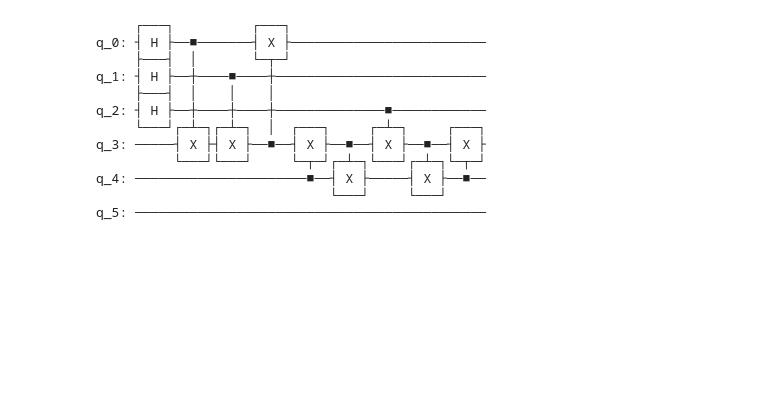
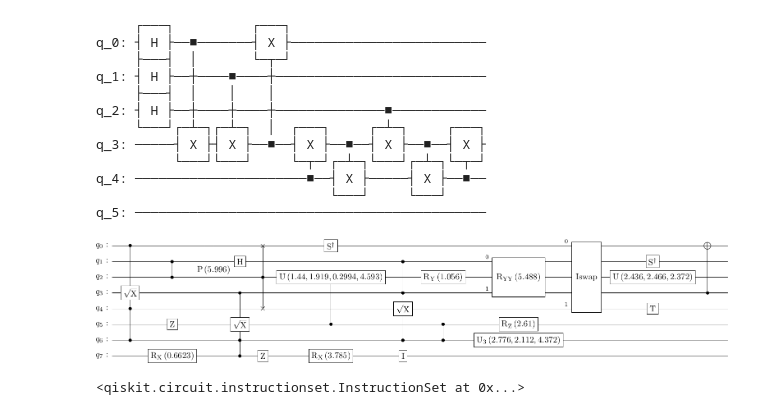
Before and after one commit to ashutiw2k/PartialUncomputation, a Jupyter notebook: notebooks/Qiskit_Basic_Tests.ipynb, the cells around one changed output. Cells and saved outputs as stored; diff of their text form; code cells hidden in the pictures; blank space fills up the shorter version.

Commit message:
Random Circuit Image

```diff
--- a/notebooks/Qiskit_Basic_Tests.ipynb
+++ b/notebooks/Qiskit_Basic_Tests.ipynb
@@ -90,0 +98,17 @@ q_5: ─────────────────────────
+# %%
+circuit3 = QuantumCircuit(QuantumRegister(5, 'cq'), QuantumRegister(3, 'aq'))
+for i in range(5):
+    circuit3.x(i)
+    circuit3.h(i)
+
+rc = random_circuit(num_qubits=8, depth=5)
+# %%
+rc.draw('latex')
+# %% [output]
+[figure, added]
+# %%
+rc.name= 'Random Generated Circuit'
+custom = rc.to_gate()
+circuit3.append(custom, circuit3.qubits)
+# %% [output]
+<qiskit.circuit.instructionset.InstructionSet at 0x...>
```
Also changed, not shown: parts of 4 cells of this notebook.
